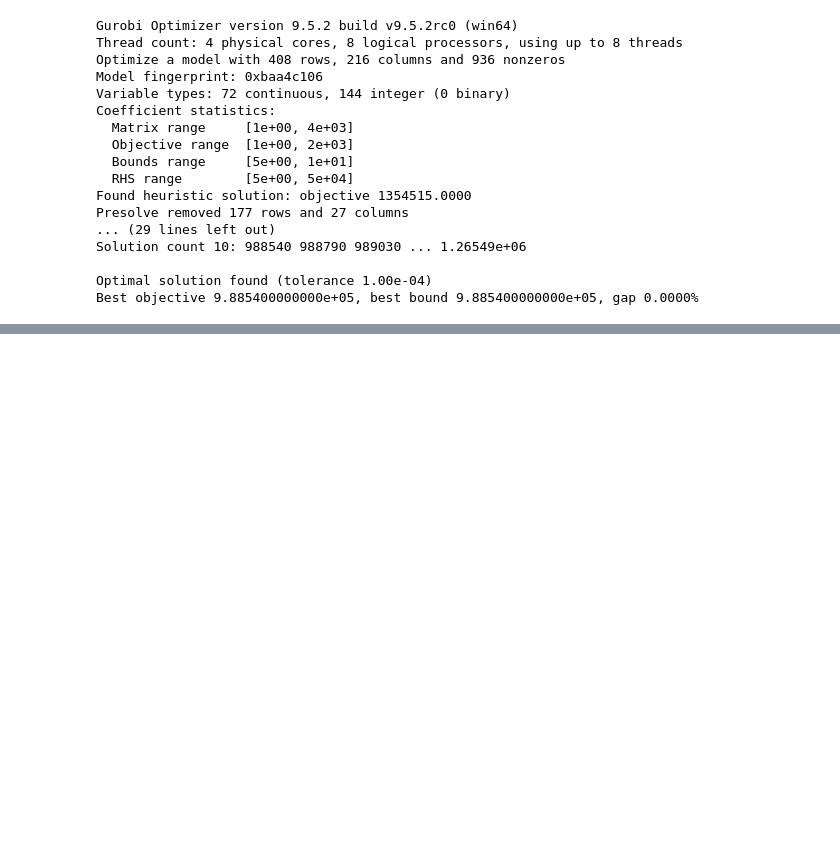
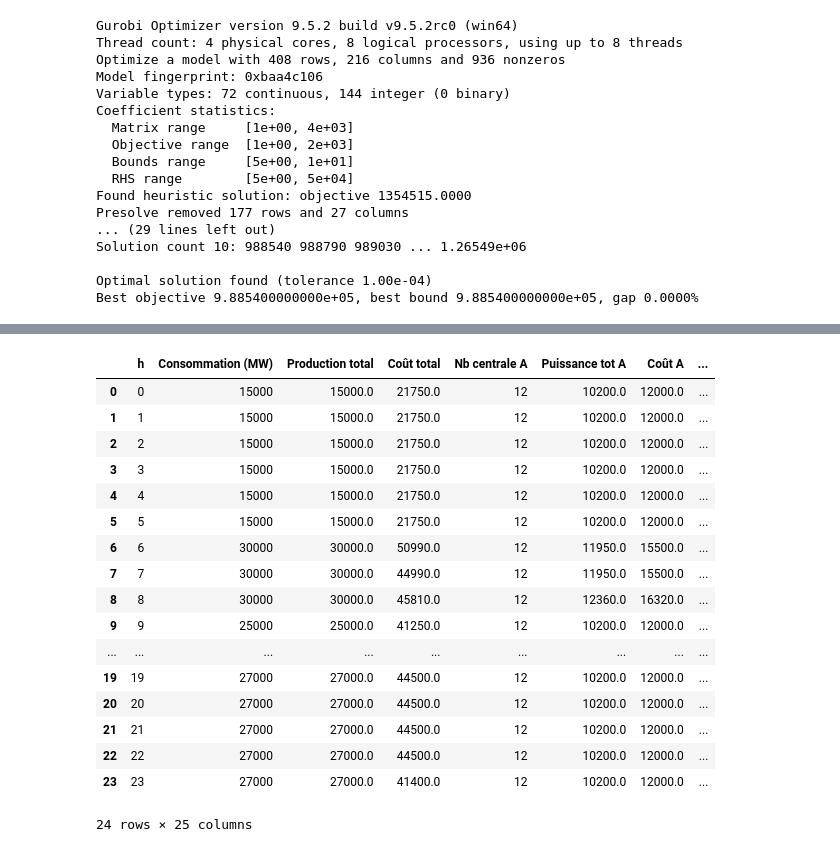
Before and after one commit to RobinsonBeaucour/OptiLineaire, a Jupyter notebook: Projet_OL.ipynb, the cells around one changed output, grey strips where cells are left out. Drawn from its saved outputs; the diff is of its cells as text; code cells hidden in the pictures; blank space fills up the shorter version.

```diff
--- a/Projet_OL.ipynb
+++ b/Projet_OL.ipynb
@@ -571,3 +574,28 @@ L'objectif mis à jour devient:
 $$
 \text{Minimiser} \sum_X \sum_t (P_t^{(X)} - P_{min}^{(X)}N_t^{(X)}) C_{MWh}^{(X)} + N_t^{(X)}C_{base}^{(X)} + N_{start,t}^{(X)}C_{start}^{(X)} + \sum_Y \sum_t H_t^{(Y)}C_{base}^{(Y)} + H_t^{(Y)}C_{start}^{(Y)}
 $$
+# %%
+class Centrale_hydro:
+    def __init__(self, name, P, Cstart, Cheure, debit):
+        self.name = name
+        self.P = P
+        self.Cstart = Cstart
+        self.Cheure = Cheure
+        self.debit = debit
+# %%
+dict_Hydro = {}
+dict_Hydro[9] = Centrale_hydro(
+    name = "Hydro 900 MW",
+    P = 900,
+    Cstart = 1500,
+    Cheure=90,
+    debit=0.31
+)
+dict_Hydro[14] = Centrale_hydro(
+    name = "Hydro 1400 MW",
+    P = 1400,
+    Cstart = 1200,
+    Cheure=150,
+    debit=0.47
+)
+dict_Thermique = dict_2.copy()
@@ -589,0 +975,21 @@ $$
+# %%
+df
+# %% [output]
+|  | h | Consommation (MW) | Production total | Coût total | Nb centrale A | Puissance tot A | Coût A | ... |
+| 0 | 0 | 15000 | 15000.0 | 21750.0 | 12 | 10200.0 | 12000.0 | ... |
+| 1 | 1 | 15000 | 15000.0 | 21750.0 | 12 | 10200.0 | 12000.0 | ... |
+| 2 | 2 | 15000 | 15000.0 | 21750.0 | 12 | 10200.0 | 12000.0 | ... |
+| 3 | 3 | 15000 | 15000.0 | 21750.0 | 12 | 10200.0 | 12000.0 | ... |
+| 4 | 4 | 15000 | 15000.0 | 21750.0 | 12 | 10200.0 | 12000.0 | ... |
+| 5 | 5 | 15000 | 15000.0 | 21750.0 | 12 | 10200.0 | 12000.0 | ... |
+| 6 | 6 | 30000 | 30000.0 | 50990.0 | 12 | 11950.0 | 15500.0 | ... |
+| 7 | 7 | 30000 | 30000.0 | 44990.0 | 12 | 11950.0 | 15500.0 | ... |
+| 8 | 8 | 30000 | 30000.0 | 45810.0 | 12 | 12360.0 | 16320.0 | ... |
+| 9 | 9 | 25000 | 25000.0 | 41250.0 | 12 | 10200.0 | 12000.0 | ... |
+| ... | ... | ... | ... | ... | ... | ... | ... | ... |
+| 19 | 19 | 27000 | 27000.0 | 44500.0 | 12 | 10200.0 | 12000.0 | ... |
+| 20 | 20 | 27000 | 27000.0 | 44500.0 | 12 | 10200.0 | 12000.0 | ... |
+| 21 | 21 | 27000 | 27000.0 | 44500.0 | 12 | 10200.0 | 12000.0 | ... |
+| 22 | 22 | 27000 | 27000.0 | 44500.0 | 12 | 10200.0 | 12000.0 | ... |
+| 23 | 23 | 27000 | 27000.0 | 41400.0 | 12 | 10200.0 | 12000.0 | ... |
+24 rows × 25 columns
```
Also changed, not shown: parts of 13 cells of this notebook, 3 other files.
